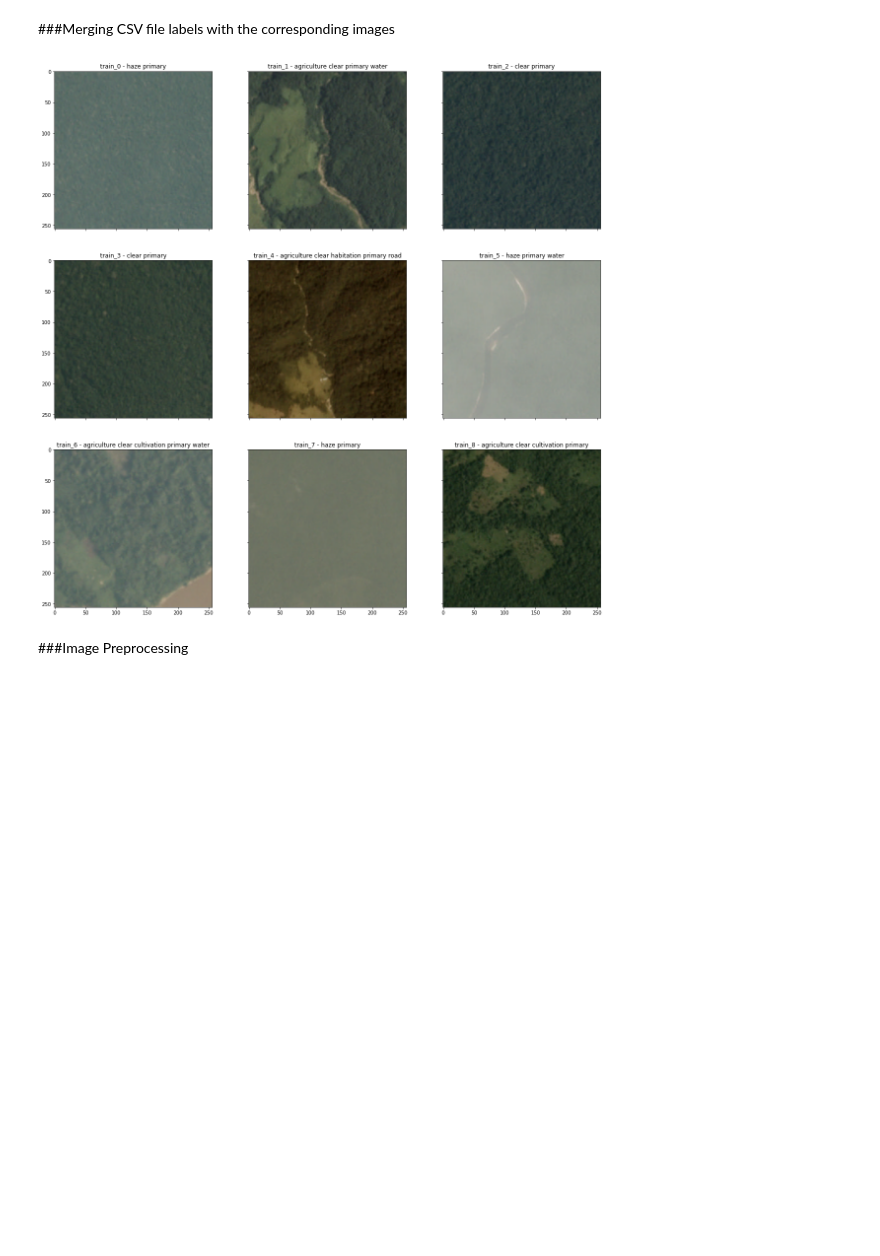
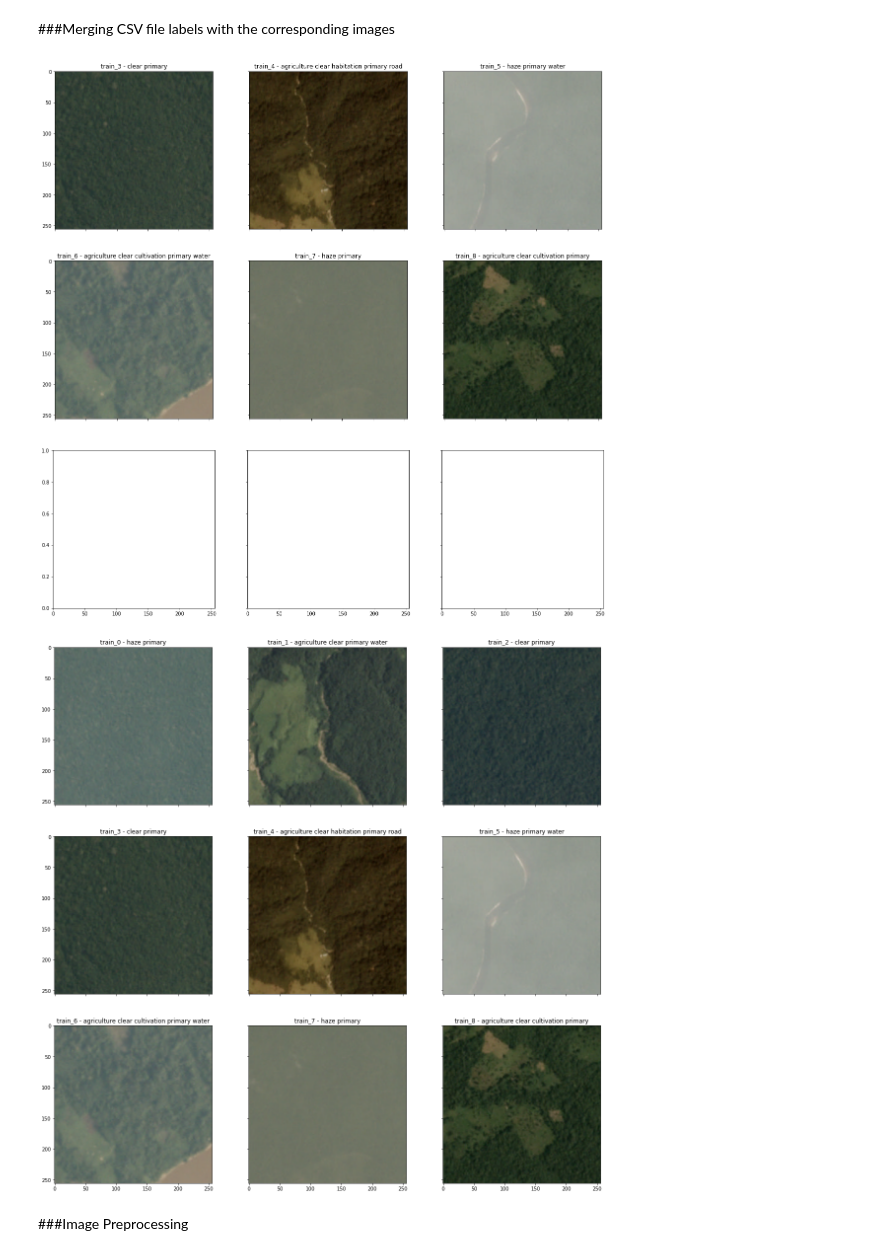
Before and after one commit to Ranjani94/Deep_Learning, a Jupyter notebook: Graded_Assignment_3/graded_assign_3.ipynb, the cells around one changed output. Drawn from its saved outputs; the diff is of its cells as text; code cells hidden in the pictures; blank space fills up the shorter version.

```diff
--- a/Graded_Assignment_3/graded_assign_3.ipynb
+++ b/Graded_Assignment_3/graded_assign_3.ipynb
@@ -86,20 +76,24 @@ sns.barplot(x=labels_s, y=labels_s.index, orient='h')
 # %%
 import cv2
 
 new_style = {'grid': False}
 plt.rc('axes', **new_style)
 _, ax = plt.subplots(3, 3, sharex='col', sharey='row', figsize=(20, 20))
 i = 0
 for f, l in df_train[:9].values:
+  try:
     img = cv2.imread('/content/gdrive/My Drive/Deep_Learning/Planet_Amazon_dataset/train-jpg/train-jpg/{}.jpg'.format(f))
     ax[i // 3, i % 3].imshow(cv2.cvtColor(img, cv2.COLOR_BGR2RGB))
     ax[i // 3, i % 3].set_title('{} - {}'.format(f, l))
     #ax[i // 4, i % 4].show()
     i += 1
+  except:
+    continue
 
 plt.show()
 # %% [output]
-[figure, old version]
+[figure, new version]
+[figure, added]
 # %% [markdown]
 ###Image Preprocessing
 # %%
```
Also changed, not shown: parts of 41 cells of this notebook.
